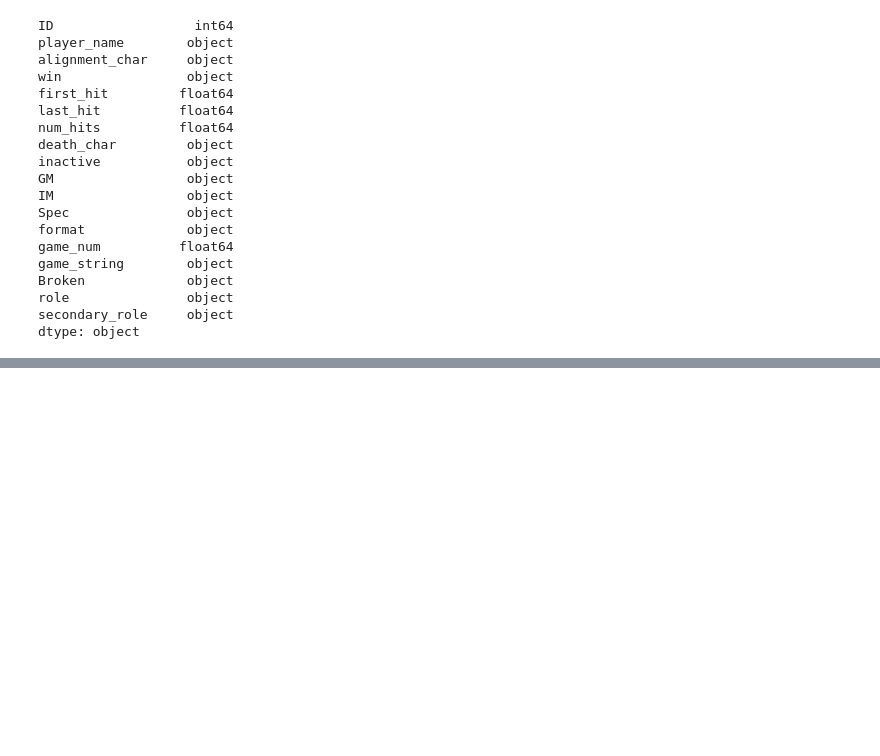
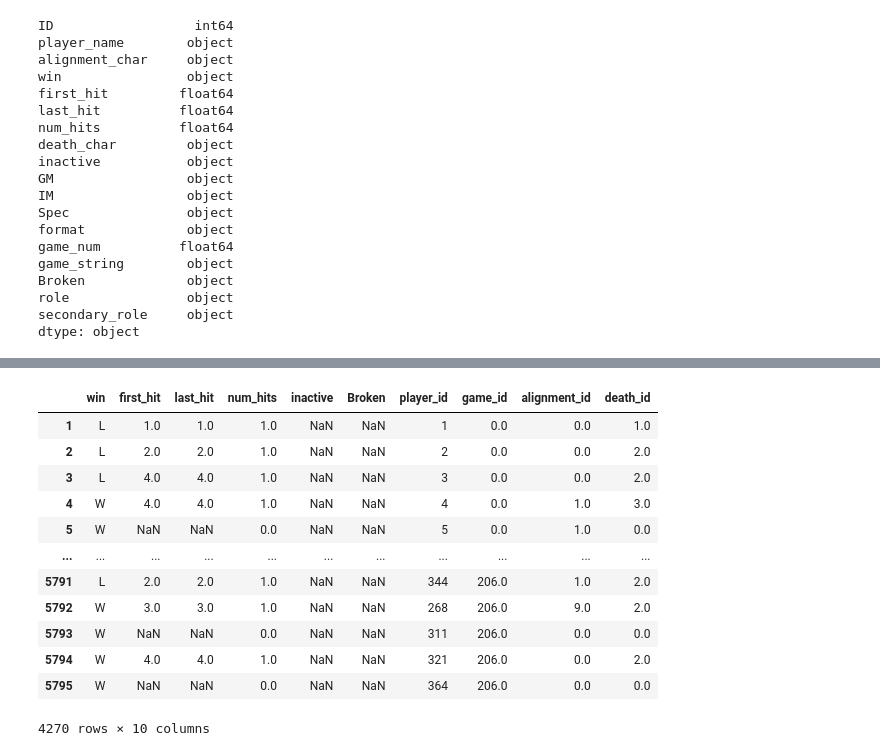
Before and after one commit to isabelle-sanford/se-stats, a Jupyter notebook: data_cleaning.ipynb, the cells around one changed output, grey strips where cells are left out. Cells and saved outputs as stored; diff of their text form; code cells hidden in the pictures; blank space fills up the shorter version.

```diff
--- a/data_cleaning.ipynb
+++ b/data_cleaning.ipynb
@@ -325,4 +342,29 @@ gms = data.stuff()
 # %%
 # clean PG - take out GM, spec, IM, ??
 
+
+playergame = merged_data[merged_data["GM"] != "Y"]
+playergame = playergame[playergame["IM"] != "Y"]
+playergame = playergame[playergame["Spec"] != "Y"]
+
+playergame = playergame.filter(['win', 'first_hit', 'last_hit', 'num_hits', 'inactive', 'Broken', 'player_id', 'game_id', 'alignment_id', 'death_id'])
+
+
+playergame
+
+
 # optionally export playergame table
+# %% [output]
+|  | win | first_hit | last_hit | num_hits | inactive | Broken | player_id | game_id | alignment_id | death_id |
+| 1 | L | 1.0 | 1.0 | 1.0 | NaN | NaN | 1 | 0.0 | 0.0 | 1.0 |
+| 2 | L | 2.0 | 2.0 | 1.0 | NaN | NaN | 2 | 0.0 | 0.0 | 2.0 |
+| 3 | L | 4.0 | 4.0 | 1.0 | NaN | NaN | 3 | 0.0 | 0.0 | 2.0 |
+| 4 | W | 4.0 | 4.0 | 1.0 | NaN | NaN | 4 | 0.0 | 1.0 | 3.0 |
+| 5 | W | NaN | NaN | 0.0 | NaN | NaN | 5 | 0.0 | 1.0 | 0.0 |
+| ... | ... | ... | ... | ... | ... | ... | ... | ... | ... | ... |
+| 5791 | L | 2.0 | 2.0 | 1.0 | NaN | NaN | 344 | 206.0 | 1.0 | 2.0 |
+| 5792 | W | 3.0 | 3.0 | 1.0 | NaN | NaN | 268 | 206.0 | 9.0 | 2.0 |
+| 5793 | W | NaN | NaN | 0.0 | NaN | NaN | 311 | 206.0 | 0.0 | 0.0 |
+| 5794 | W | 4.0 | 4.0 | 1.0 | NaN | NaN | 321 | 206.0 | 0.0 | 2.0 |
+| 5795 | W | NaN | NaN | 0.0 | NaN | NaN | 364 | 206.0 | 0.0 | 0.0 |
+4270 rows × 10 columns
```
Also changed, not shown: parts of 12 cells of this notebook, 1 other file.
